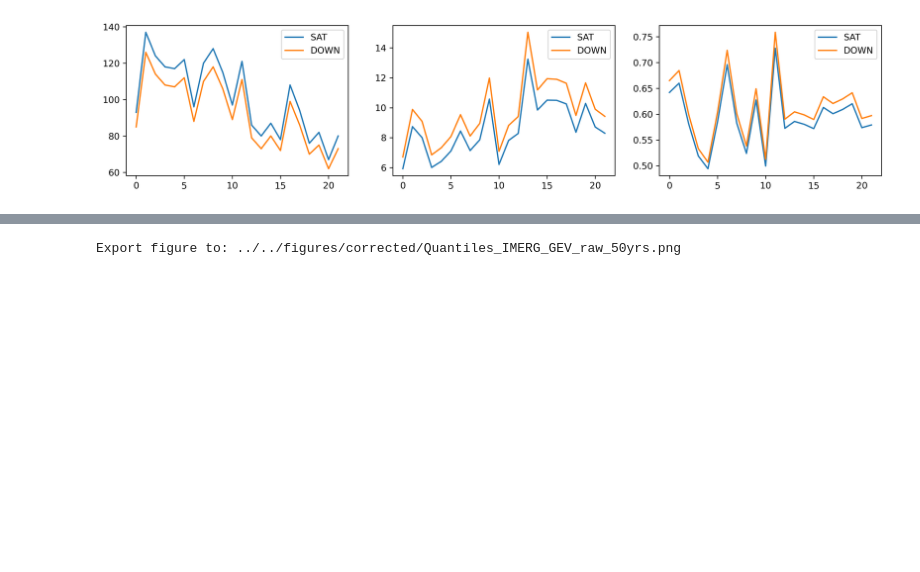
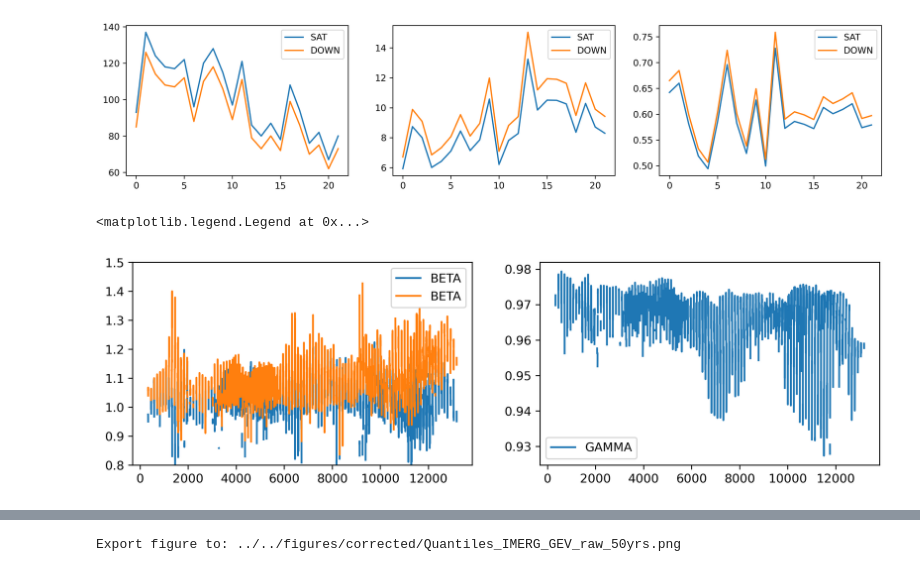
Before and after one commit to TeamExtremes/MEVD-downscaling, a Jupyter notebook: jupyter/beta/I_export.ipynb, the cells around one changed output, grey strips where cells are left out. Drawn from its saved outputs; the diff is of its cells as text; code cells hidden in the pictures; blank space fills up the shorter version.

```diff
--- a/jupyter/beta/I_export.ipynb
+++ b/jupyter/beta/I_export.ipynb
@@ -56,6 +57,7 @@ lon2d, lat2d = np.meshgrid(lons, lats)
 mask_italy = sv.contains(GEOMETRY_geom, lon2d, lat2d)
 BETA_old = DATA_small.BETA.where(mask_italy).values
 BETA_old = np.where(BETA_old==0,np.nan,BETA_old)
+GAMMA = DATA_small.GAMMA.where(mask_italy).values
 Mevd_old = DATA_small.Mev_d.where(mask_italy).values
 # %%
 proj = ccrs.PlateCarree()
@@ -241,3 +248,24 @@ ax1.legend()
 # %% [output]
 <matplotlib.legend.Legend at 0x...>
 [figure]
+# %%
+# i,j = 3,80
+i,j = pos_x[2],pos_y[3]
+
+fig = plt.figure(figsize=(11,3),dpi=300)
+gs = gridspec.GridSpec(1,2)
+
+# ========================================================================================================
+ax1 = plt.subplot(gs[0, 0])
+ax1.plot(BETA_old.flatten(), label='BETA')
+ax1.plot(BETA_new.flatten()-0.05, label='BETA')
+ax1.legend()
+ax1.set_ylim(0.8,1.5)
+
+# ========================================================================================================
+ax1 = plt.subplot(gs[0, 1])
+ax1.plot(GAMMA.flatten(), label='GAMMA')
+ax1.legend()
+# %% [output]
+<matplotlib.legend.Legend at 0x...>
+[figure, added]
```
Also changed, not shown: parts of 4 cells of this notebook, 4 other files.
